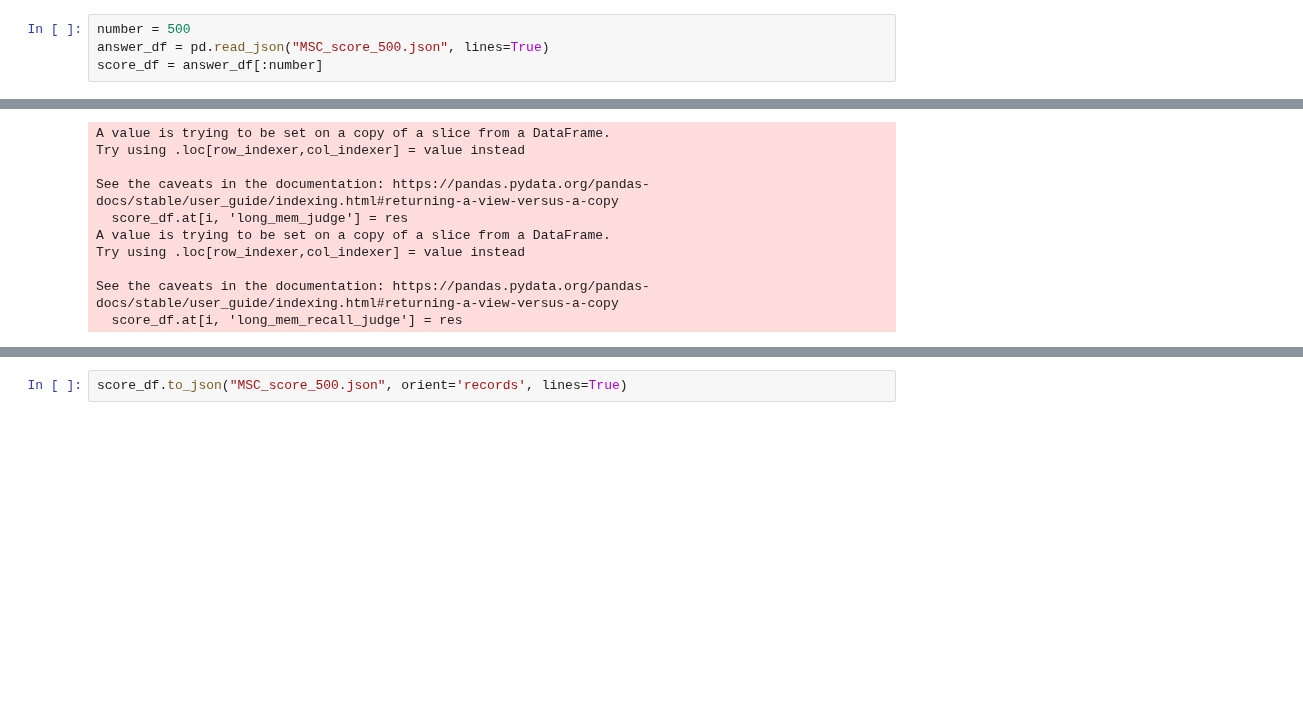
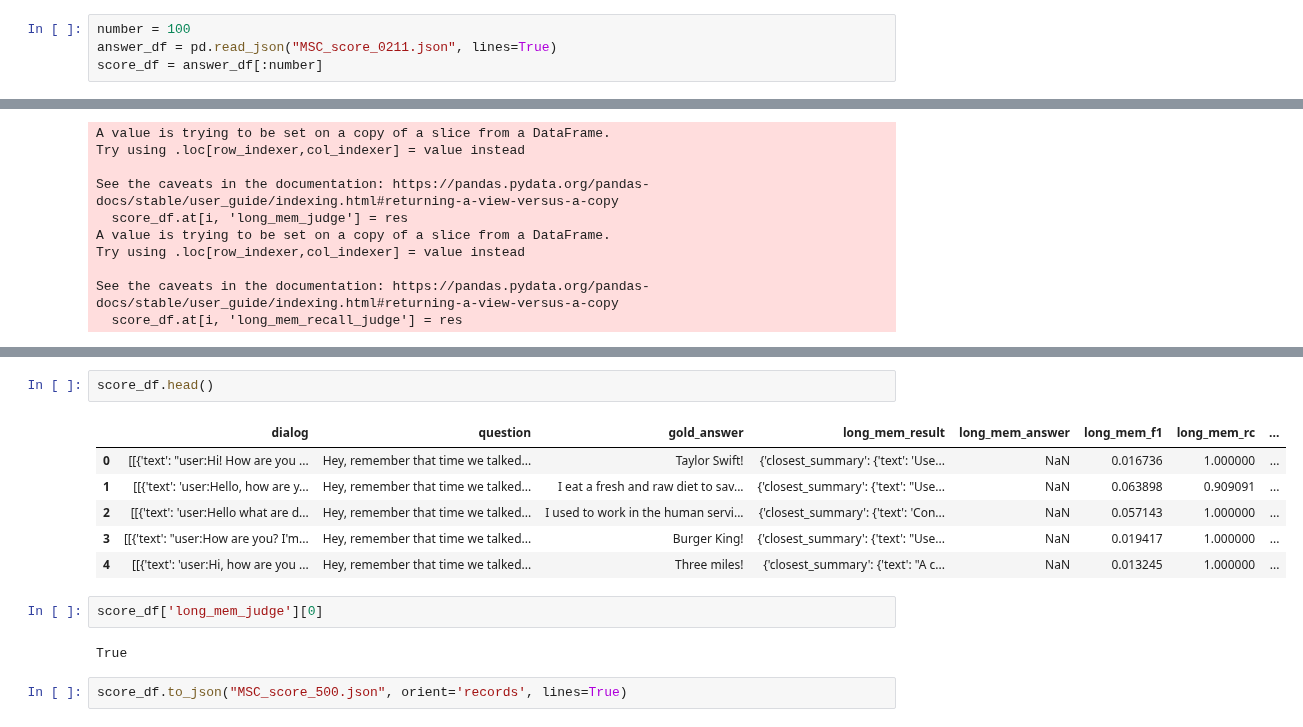
Before and after one commit to Intelligent-Systems-Lab/REMIND, a Jupyter notebook: MSC_score.ipynb, the cells around one changed output, grey strips where cells are left out. Saved outputs shown, nothing was run; the diff lists cells and outputs as text; blank space fills up the shorter version.

```diff
--- a/MSC_score.ipynb
+++ b/MSC_score.ipynb
@@ -142,8 +157,8 @@ First, provide a short (one sentence) explanation of your reasoning, then finish
 
 Do NOT include both CORRECT and WRONG in your response, or it will break the evaluation script."""
 # %%
-number = 500
-answer_df = pd.read_json("MSC_score_500.json", lines=True)
+number = 100
+answer_df = pd.read_json("MSC_score_0211.json", lines=True)
 score_df = answer_df[:number]
 # %%
 for i in range(number):
@@ -192,5 +207,18 @@ Try using .loc[row_indexer,col_indexer] = value instead
 
 See the caveats in the documentation: https://pandas.pydata.org/pandas-docs/stable/user_guide/indexing.html#returning-a-view-versus-a-copy
   score_df.at[i, 'long_mem_recall_accuracy'] = 1
+# %%
+score_df.head()
+# %% [output]
+|  | dialog | question | gold_answer | long_mem_result | long_mem_answer | long_mem_f1 | long_mem_rc | ... |
+| 0 | [[{'text': "user:Hi! How are you ... | Hey, remember that time we talked... | Taylor Swift! | {'closest_summary': {'text': 'Use... | NaN | 0.016736 | 1.000000 | ... |
+| 1 | [[{'text': 'user:Hello, how are y... | Hey, remember that time we talked... | I eat a fresh and raw diet to sav... | {'closest_summary': {'text': "Use... | NaN | 0.063898 | 0.909091 | ... |
+| 2 | [[{'text': 'user:Hello what are d... | Hey, remember that time we talked... | I used to work in the human servi... | {'closest_summary': {'text': 'Con... | NaN | 0.057143 | 1.000000 | ... |
+| 3 | [[{'text': "user:How are you? I'm... | Hey, remember that time we talked... | Burger King! | {'closest_summary': {'text': "Use... | NaN | 0.019417 | 1.000000 | ... |
+| 4 | [[{'text': 'user:Hi, how are you ... | Hey, remember that time we talked... | Three miles! | {'closest_summary': {'text': "A c... | NaN | 0.013245 | 1.000000 | ... |
+# %%
+score_df['long_mem_judge'][0]
+# %% [output]
+True
 # %%
 score_df.to_json("MSC_score_500.json", orient='records', lines=True)
```
Also changed, not shown: parts of 5 cells of this notebook, 3 other files.
